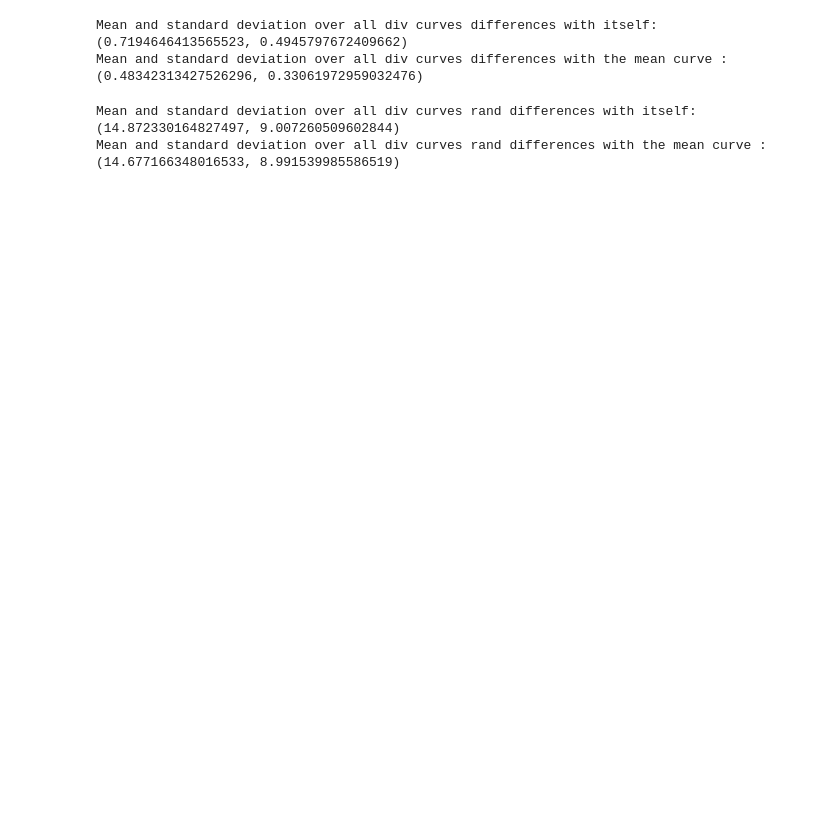
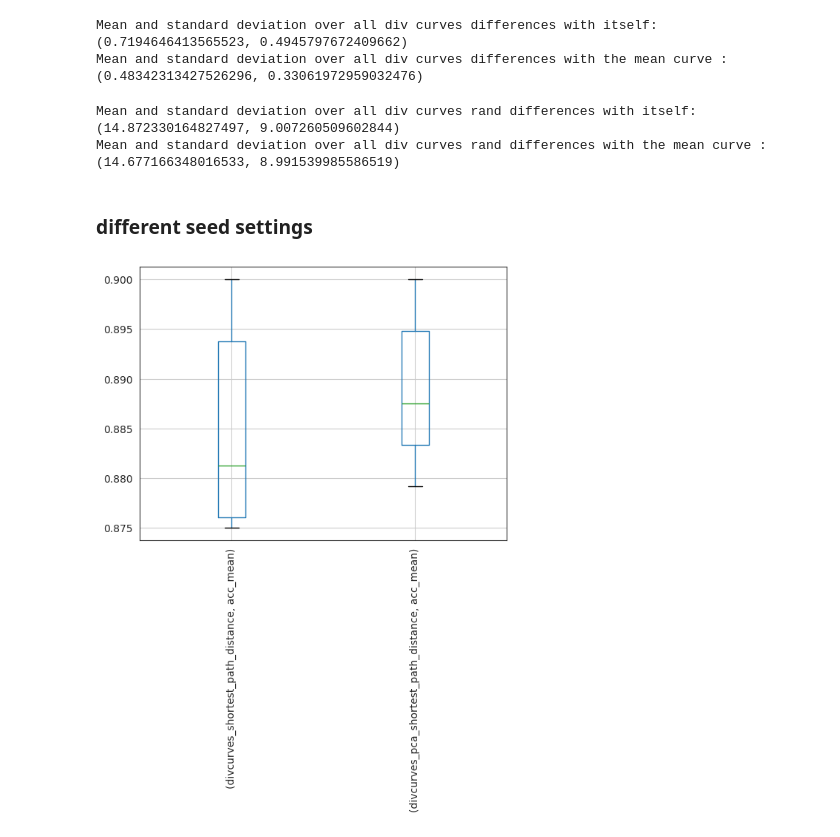
Before and after one commit to aidos-lab/diversity_curves, a Jupyter notebook: ablations/seed/seed_stability_dist.ipynb, the cells around one changed output. Drawn from its saved outputs; the diff is of its cells as text; code cells hidden in the pictures; blank space fills up the shorter version.

```diff
--- a/simulations/ablation_distributions/seed_stability.ipynb
+++ b/ablations/seed/seed_stability_dist.ipynb
@@ -803,3 +827,22 @@ Mean and standard deviation over all div curves rand differences with itself:
 (14.872330164827497, 9.007260509602844)
 Mean and standard deviation over all div curves rand differences with the mean curve :
 (14.677166348016533, 8.991539985586519)
+# %% [markdown]
+### different seed settings
+# %%
+res_dir = 'simulations/results/ablations/distributions/seed/comp_method_different_group/seed_setting_once'
+
+all_diffs = pd.read_csv(f'{res_dir}/all_diffs.csv', index_col=0)
+seed_diffs = pd.read_csv(f'{res_dir}/seed_diffs.csv', index_col=0)
+res = pd.read_csv(f'{res_dir}/res_df.csv', index_col=[0,1])
+accs_seed = pd.read_csv(f'{res_dir}/accs_seed.csv', index_col=[0,1], header=0)
+accs_seed.index.rename(['method', 'seed'], inplace=True)
+all_diffs_meancurve = pd.read_csv(f'{res_dir}/all_diffs_mean.csv', index_col=0)
+# %%
+score = 'acc_mean'
+mean_scores = res.loc[(slice(None), score),:].transpose()
+mean_scores.boxplot()
+plt.xticks(rotation=90)
+plt.show()
+# %% [output]
+[figure, added]
```
Also changed, not shown: parts of 18 cells of this notebook, 17 other files.
